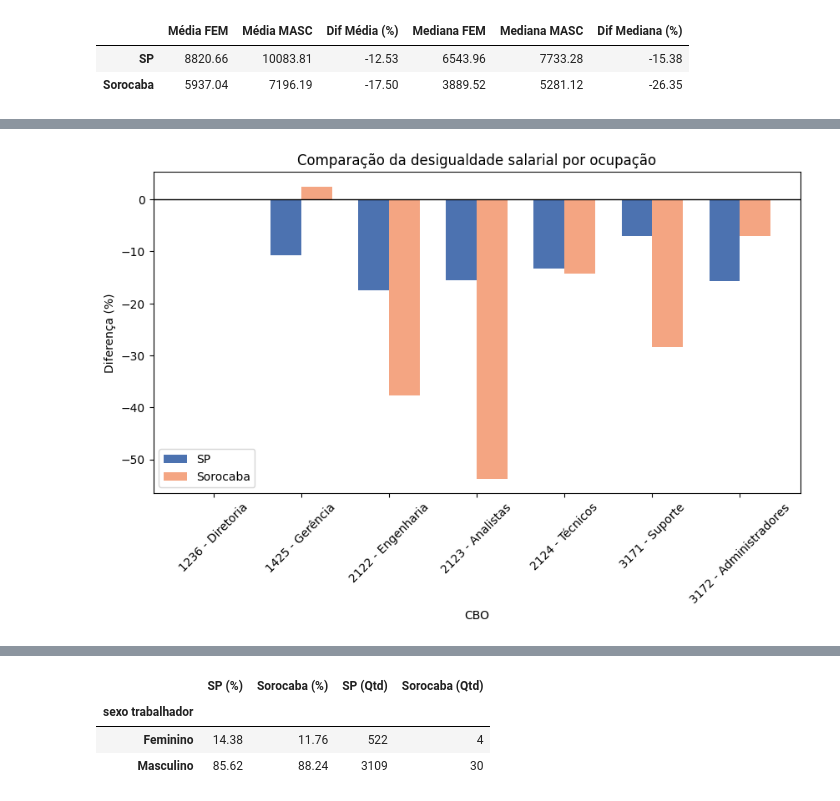
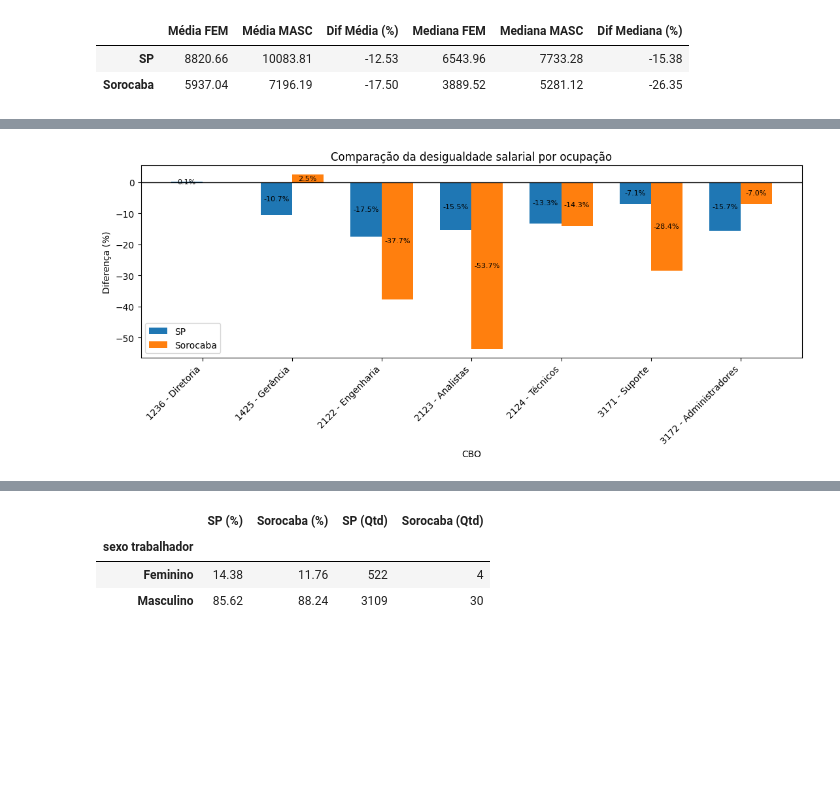
Before and after one commit to ricardo-gmarques/estagio, a Jupyter notebook: analise_rais2023_sorocaba.ipynb, the cells around one changed output, grey strips where cells are left out. Saved outputs shown, nothing was run; the diff lists cells and outputs as text; code cells hidden in the pictures; blank space fills up the shorter version.

```diff
--- a/analise_rais2023_sorocaba.ipynb
+++ b/analise_rais2023_sorocaba.ipynb
@@ -534,34 +612,73 @@ comparacao_final_cbo
 # %%
 # 7.2 - Gráfico comparativo da desigualdade salarial por ocupação
 
 import numpy as np
+import matplotlib.pyplot as plt
+import pandas as pd
 
-x = np.arange(len(comparacao_final_cbo.index))
+grafico_cbo = comparacao_final_cbo.copy()
+
+# garantir valores numéricos
+grafico_cbo['Dif Média (%) SP'] = pd.to_numeric(
+    grafico_cbo['Dif Média (%) SP'].replace('-', np.nan)
+)
+
+grafico_cbo['Dif Média (%) Sorocaba'] = pd.to_numeric(
+    grafico_cbo['Dif Média (%) Sorocaba'].replace('-', np.nan)
+)
+
+x = np.arange(len(grafico_cbo.index))
 largura = 0.35
 
-plt.figure(figsize=(10,5))
+plt.figure(figsize=(11,5))
 
-plt.bar(x - largura/2,
-        comparacao_final_cbo['Dif Média (%) SP'],
-        width=largura,
-        label='SP',
-        color='#4C72B0')
+barras_sp = plt.bar(
+    x - largura/2,
+    grafico_cbo['Dif Média (%) SP'],
+    width=largura,
+    label='SP'
+)
 
-plt.bar(x + largura/2,
-        comparacao_final_cbo['Dif Média (%) Sorocaba'],
-        width=largura,
-        label='Sorocaba',
-        color='#F4A582')
+barras_sor = plt.bar(
+    x + largura/2,
+    grafico_cbo['Dif Média (%) Sorocaba'],
+    width=largura,
+    label='Sorocaba'
+)
 
-plt.xticks(x, comparacao_final_cbo.index, rotation=45)
+# valores no meio das barras
+for barra in barras_sp:
+    altura = barra.get_height()
+    if not np.isnan(altura):
+        plt.text(
+            barra.get_x() + barra.get_width()/2,
+            altura/2,   # centro da barra
+            f'{altura:.1f}%',
+            ha='center',
+            va='center',
+            fontsize=8
+        )
 
+for barra in barras_sor:
+    altura = barra.get_height()
+    if not np.isnan(altura):
+        plt.text(
+            barra.get_x() + barra.get_width()/2,
+            altura/2,   # centro da barra
+            f'{altura:.1f}%',
+            ha='center',
+            va='center',
+            fontsize=8
+        )
+
+plt.xticks(x, grafico_cbo.index, rotation=45, ha='right')
 plt.axhline(0, color='black', linewidth=1)
 
 plt.title('Comparação da desigualdade salarial por ocupação')
 plt.ylabel('Diferença (%)')
 plt.xlabel('CBO')
 plt.legend()
-
+plt.tight_layout()
 plt.show()
 # %% [output]
-[figure, old version]
+[figure, new version]
```
Also changed, not shown: parts of 14 cells of this notebook.
